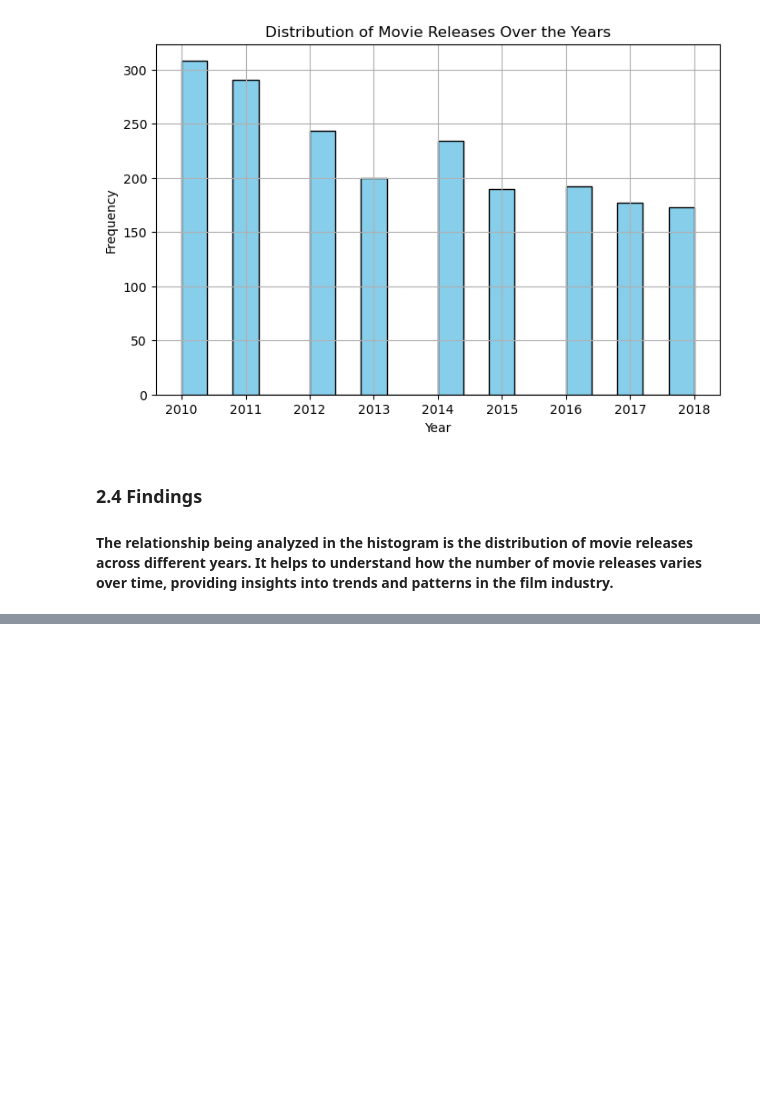
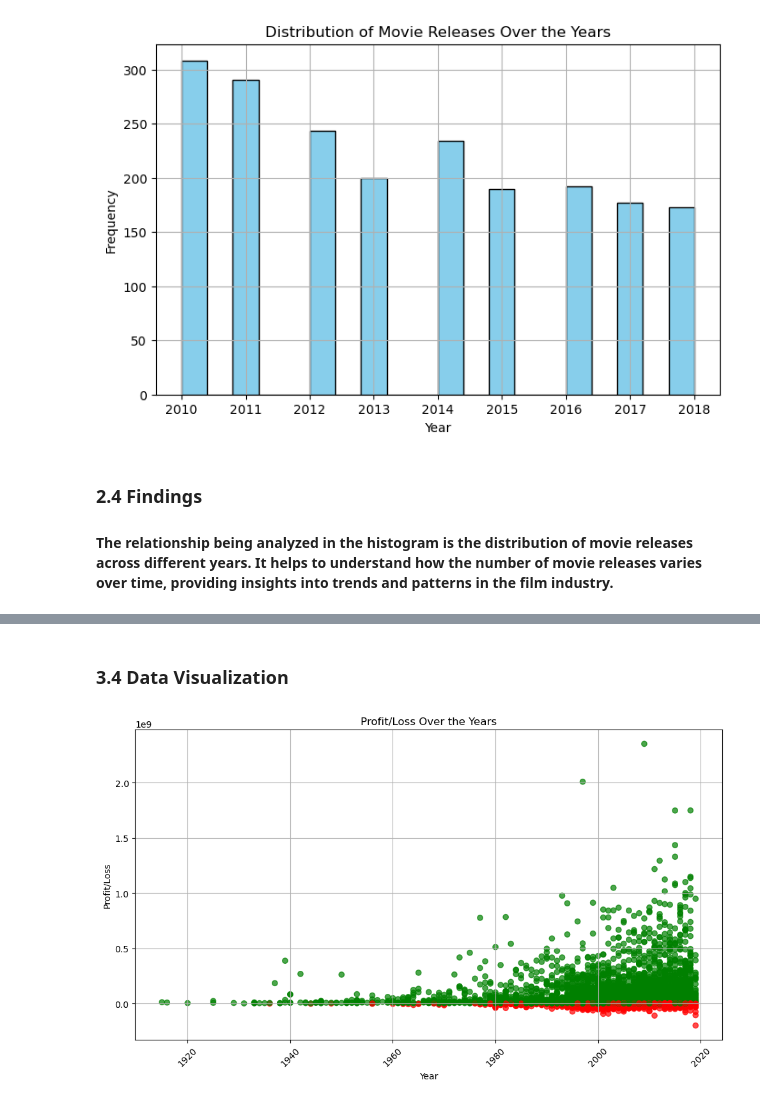
Before and after one commit to celinechege/Movie_analysis, a Jupyter notebook: student.ipynb, the cells around one changed output, grey strips where cells are left out. Cells and saved outputs as stored; diff of their text form; code cells hidden in the pictures; blank space fills up the shorter version.

Commit message:
Exploring movie budgets

```diff
--- a/student.ipynb
+++ b/student.ipynb
@@ -197,0 +323,6 @@ plt.show()
+# %%
+#getting the foreign gross
+movie_budgets['international_gross'] = movie_budgets['worldwide_gross'] - movie_budgets['domestic_gross']
+cols = list(movie_budgets.columns)
+
+movie_budgets.head(10)
@@ -197,0 +341,5 @@ plt.show()
+# %%
+#drop all all rows without the gross values
+movies_budget_drop = movie_budgets[(movie_budgets['domestic_gross'] == 0) & (movie_budgets['worldwide_gross'] == 0)]
+movie_budgets.drop(movies_budget_drop.index, inplace=True)
+movie_budgets.head(10)
@@ -197,0 +358,3 @@ plt.show()
+# %%
+#convert to integer
+movie_budgets['year'] = movie_budgets['year'].astype(int)
@@ -197,0 +396,5 @@ plt.show()
+# %%
+#Finding the profit/loss over the years
+movie_budgets['profit/loss'] = (movie_budgets['worldwide_gross'] - movie_budgets['production_budget'])
+movie_budgets['profit/loss'] = movie_budgets['profit/loss'].astype(int)
+movie_budgets['profit/loss'].head(10)
@@ -197,0 +430,19 @@ plt.show()
+# %% [markdown]
+### 3.4 Data Visualization
+# %%
+
+# Define colors for profit and loss
+colors = ['green' if profit_loss >= 0 else 'red' for profit_loss in movie_budgets['profit/loss']]
+
+# Plotting
+plt.figure(figsize=(10, 6))
+plt.scatter(movie_budgets['year'], movie_budgets['profit/loss'], color=colors, alpha=0.7)
+plt.xlabel('Year')
+plt.ylabel('Profit/Loss')
+plt.title('Profit/Loss Over the Years')
+plt.grid(True)  # Add grid lines for better visualization
+plt.xticks(rotation=45)  # Rotate x-axis labels for better readability
+plt.tight_layout()
+plt.show()
+# %% [output]
+[figure, added]
```
Also changed, not shown: parts of 18 cells of this notebook.
